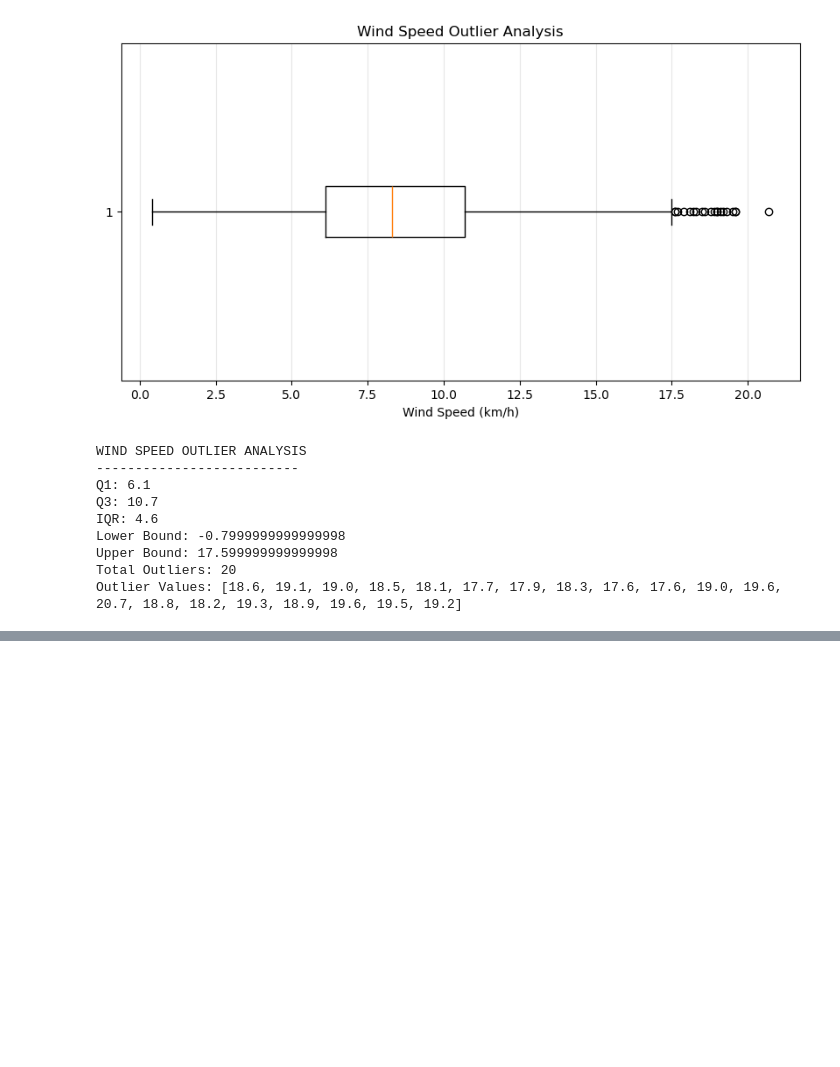
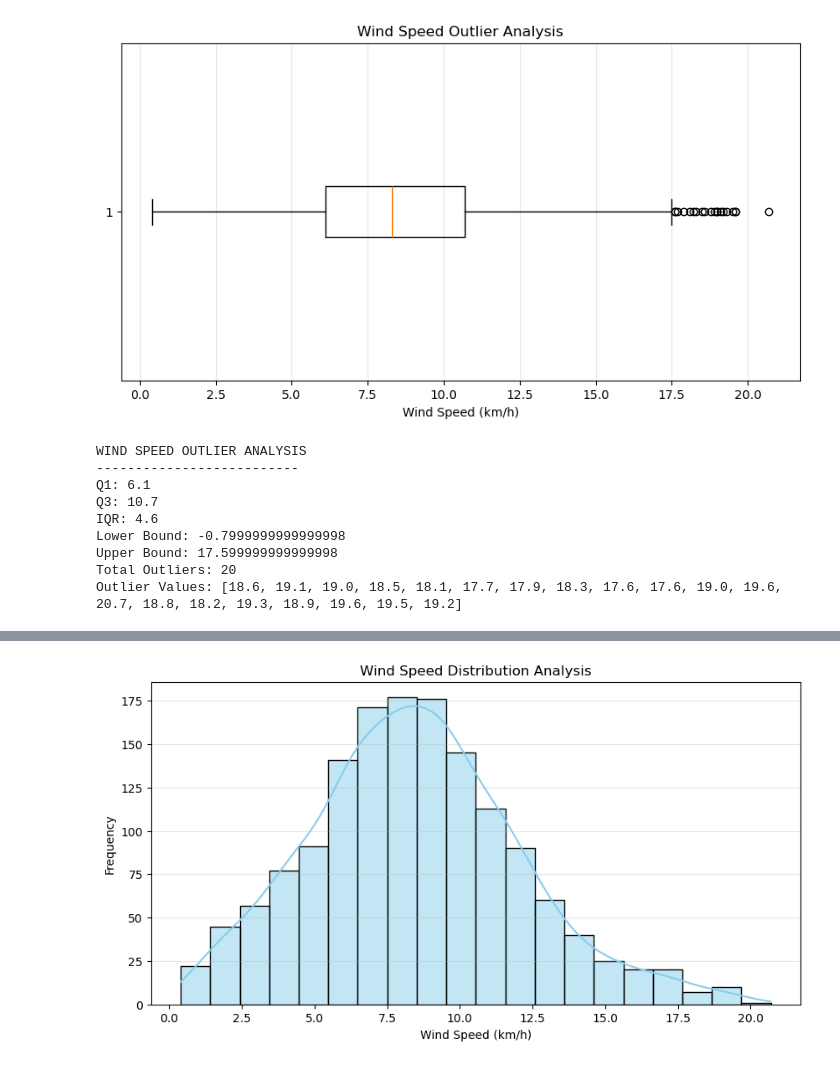
Before and after one commit to shabaz-syed/AtomSync-MicroClimate-Analaytics, a Jupyter notebook: Notebooks/01_data_understanding.ipynb, the cells around one changed output, grey strips where cells are left out. Cells and saved outputs as stored; diff of their text form; code cells hidden in the pictures; blank space fills up the shorter version.

```diff
--- a/Notebooks/01_data_understanding.ipynb
+++ b/Notebooks/01_data_understanding.ipynb
@@ -990,0 +1020,22 @@ Outlier Values: [18.6, 19.1, 19.0, 18.5, 18.1, 17.7, 17.9, 18.3, 17.6, 17.6, 19.
+# %%
+
+# WIND SPEED DISTRIBUTION ANALYSIS
+
+plt.figure(figsize=(10, 5))
+
+sns.histplot(
+    data=df,
+    x='wind_speed_kmh',
+    bins=20,
+    kde=True,
+    color='skyblue'
+)
+
+plt.title('Wind Speed Distribution Analysis')
+plt.xlabel('Wind Speed (km/h)')
+plt.ylabel('Frequency')
+plt.grid(axis='y', alpha=0.3)
+
+plt.show()
+# %% [output]
+[figure, added]
```
Also changed, not shown: parts of 7 cells of this notebook.
